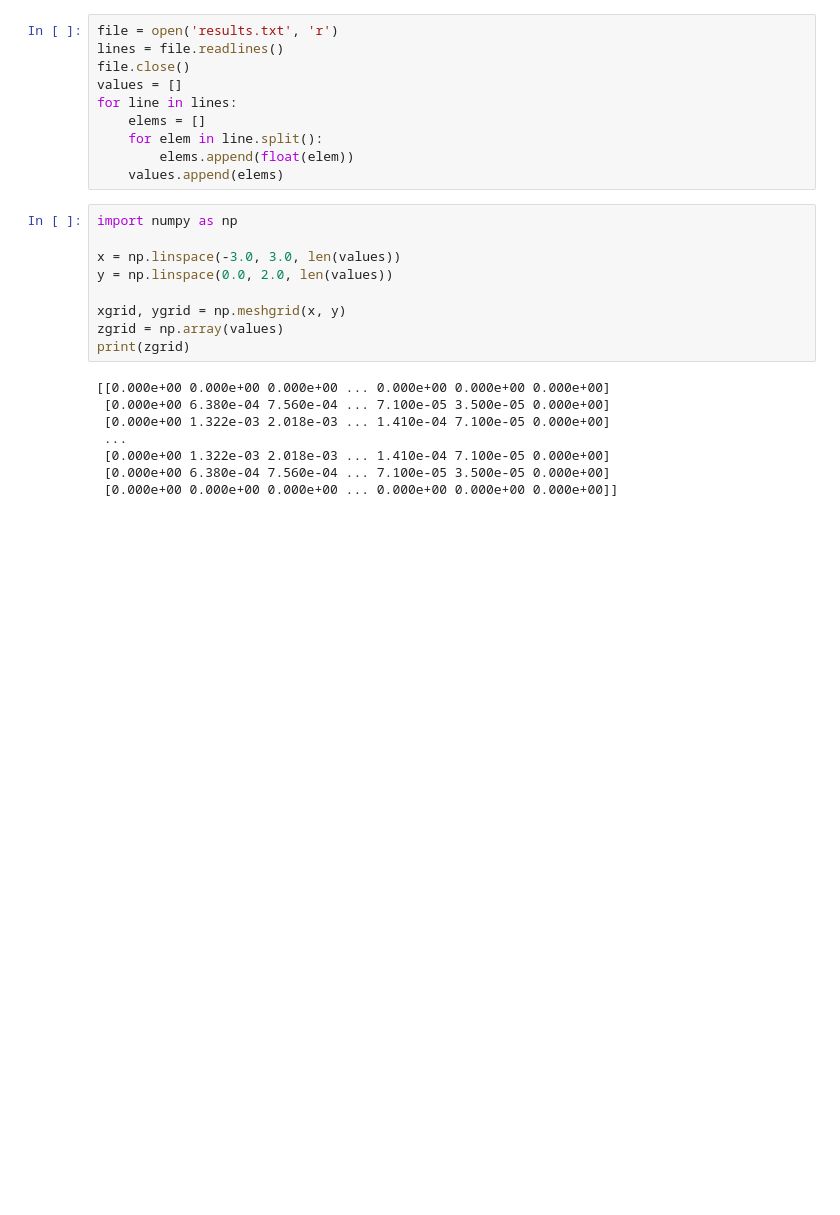
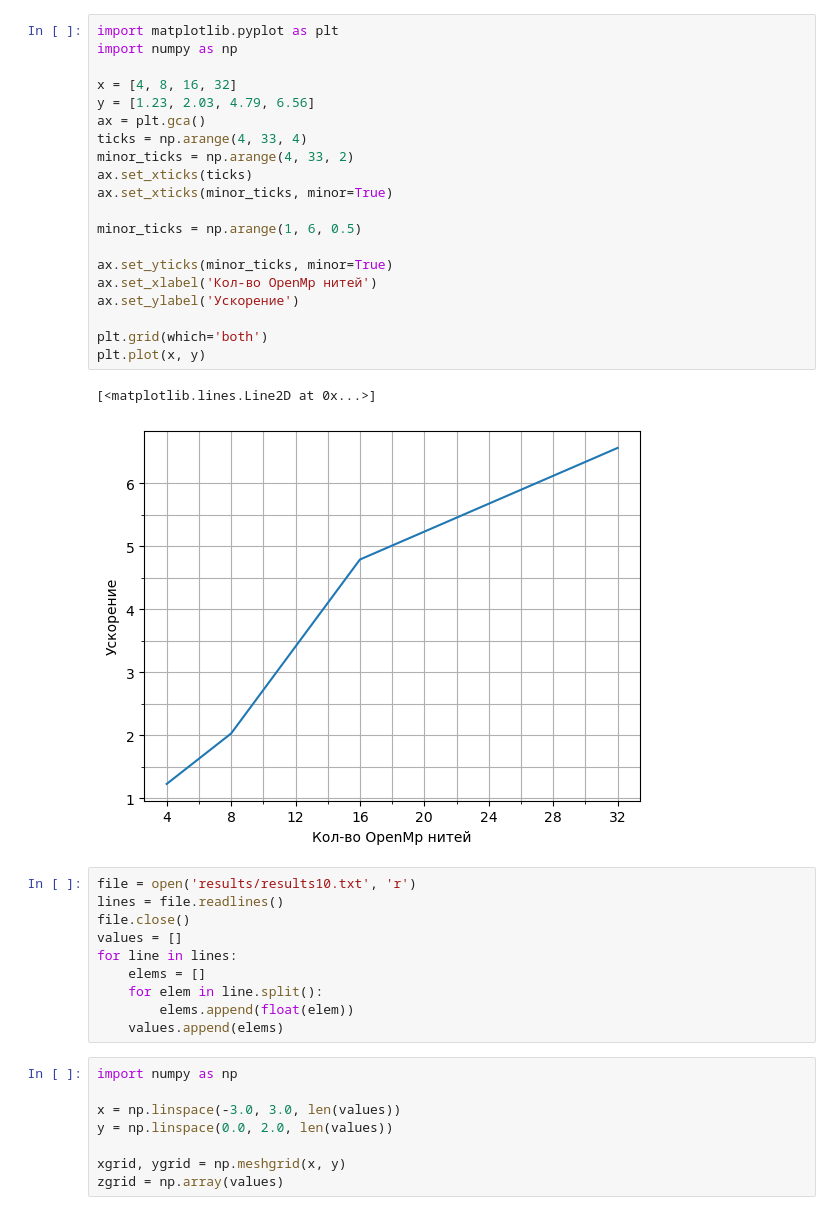
Before and after one commit to dedoser/hpc2, a Jupyter notebook: graphs.ipynb, the cells around one changed output. Drawn from its saved outputs; the diff is of its cells as text; blank space fills up the shorter version.

```diff
--- a/graphs.ipynb
+++ b/graphs.ipynb
@@ -1,5 +1,28 @@
+# %%
+import matplotlib.pyplot as plt
+import numpy as np
+
+x = [4, 8, 16, 32]
+y = [1.23, 2.03, 4.79, 6.56]
+ax = plt.gca()
+ticks = np.arange(4, 33, 4)
+minor_ticks = np.arange(4, 33, 2)
+ax.set_xticks(ticks)
+ax.set_xticks(minor_ticks, minor=True)
+
+minor_ticks = np.arange(1, 6, 0.5)
+
+ax.set_yticks(minor_ticks, minor=True)
+ax.set_xlabel('Кол-во OpenMp нитей')
+ax.set_ylabel('Ускорение')
+
+plt.grid(which='both')
+plt.plot(x, y)
+# %% [output]
+[<matplotlib.lines.Line2D at 0x...>]
+[figure, added]
 # %%
-file = open('results.txt', 'r')
+file = open('results/results10.txt', 'r')
 lines = file.readlines()
 file.close()
 values = []
@@ -16,15 +39,6 @@ y = np.linspace(0.0, 2.0, len(values))
 
 xgrid, ygrid = np.meshgrid(x, y)
 zgrid = np.array(values)
-print(zgrid)
-# %% [output]
-[[0.000e+00 0.000e+00 0.000e+00 ... 0.000e+00 0.000e+00 0.000e+00]
- [0.000e+00 6.380e-04 7.560e-04 ... 7.100e-05 3.500e-05 0.000e+00]
- [0.000e+00 1.322e-03 2.018e-03 ... 1.410e-04 7.100e-05 0.000e+00]
- ...
- [0.000e+00 1.322e-03 2.018e-03 ... 1.410e-04 7.100e-05 0.000e+00]
- [0.000e+00 6.380e-04 7.560e-04 ... 7.100e-05 3.500e-05 0.000e+00]
- [0.000e+00 0.000e+00 0.000e+00 ... 0.000e+00 0.000e+00 0.000e+00]]
 # %%
 import matplotlib.pyplot as plt
 from matplotlib import cm
```
Also changed, not shown: parts of 2 cells of this notebook, 28 other files.
